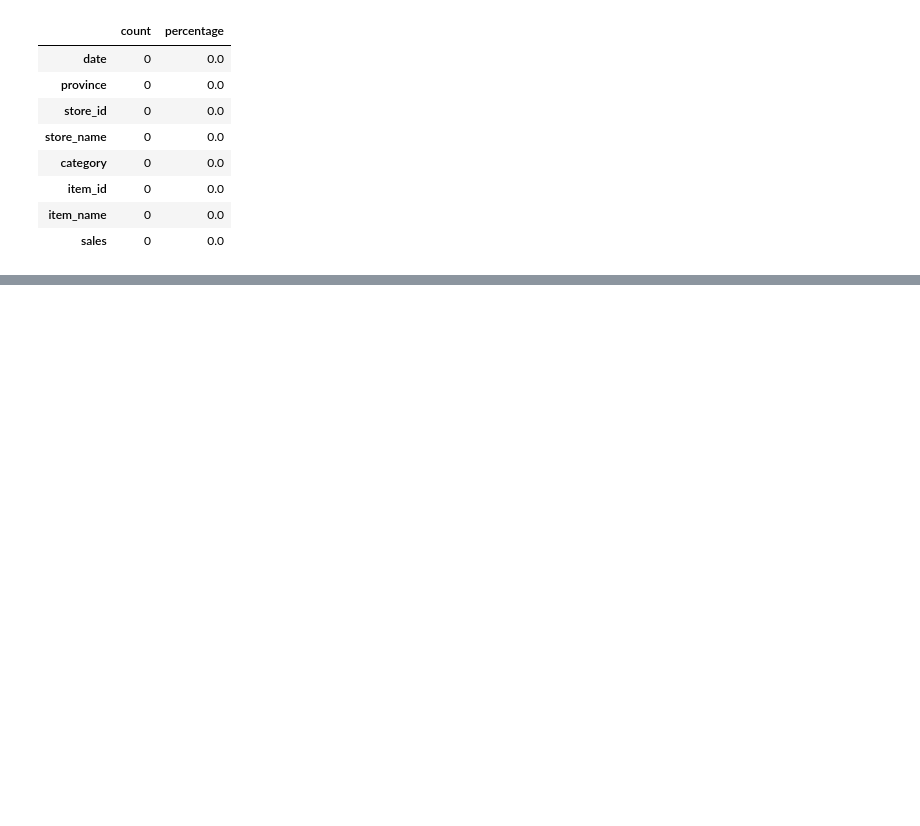
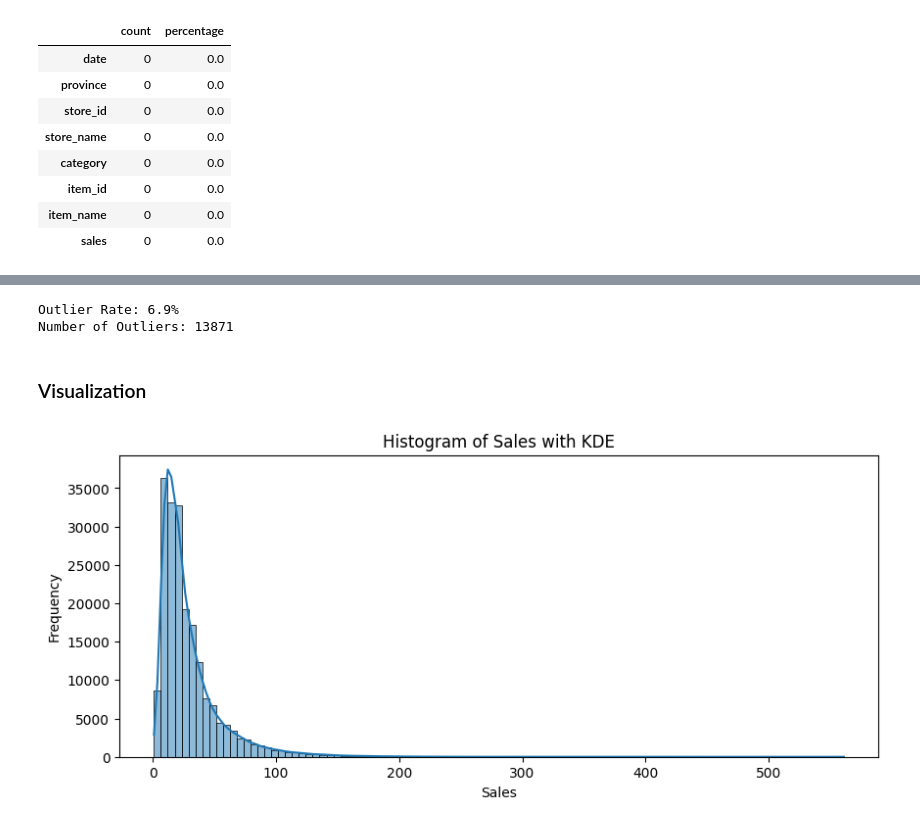
Before and after one commit to btduyforwork/sales_forecasting_xai, a Jupyter notebook: notebooks/01_preprocessing.ipynb, the cells around one changed output, grey strips where cells are left out. Cells and saved outputs as stored; diff of their text form; code cells hidden in the pictures; blank space fills up the shorter version.

Commit message:
Check outliers

```diff
--- a/notebooks/01_preprocessing.ipynb
+++ b/notebooks/01_preprocessing.ipynb
@@ -78,0 +121,20 @@ check_missing_value(df_sales_filled)
+# %%
+outliers_iqr=df_sales_filled[(df_sales_filled["sales"]<lower)|(df_sales_filled["sales"]>upper)]
+outlier_rate=len(outliers_iqr)/len(df_sales_filled)
+print("Outlier Rate: {}%".format(np.round(outlier_rate*100,1)))
+print("Number of Outliers: {}".format(outliers_iqr.shape[0]))
+# %% [output]
+Outlier Rate: 6.9%
+Number of Outliers: 13871
+# %% [markdown]
+### Visualization
+# %%
+# plot the histogram
+plt.figure(figsize=(10, 4))
+sns.histplot(df_sales_filled["sales"], bins=100, kde=True)
+plt.title("Histogram of Sales with KDE")
+plt.xlabel("Sales")
+plt.ylabel("Frequency")
+plt.show()
+# %% [output]
+[figure, added]
```
Also changed, not shown: parts of 11 cells of this notebook.
